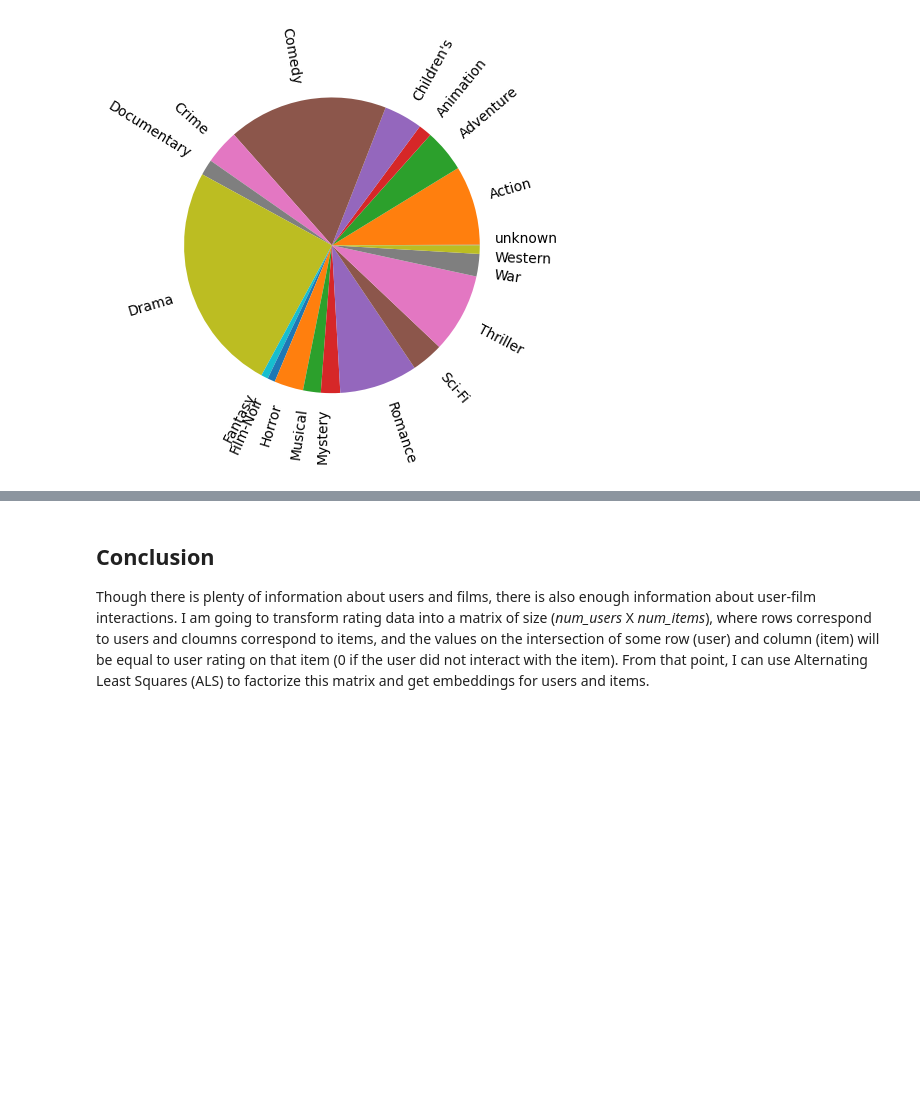
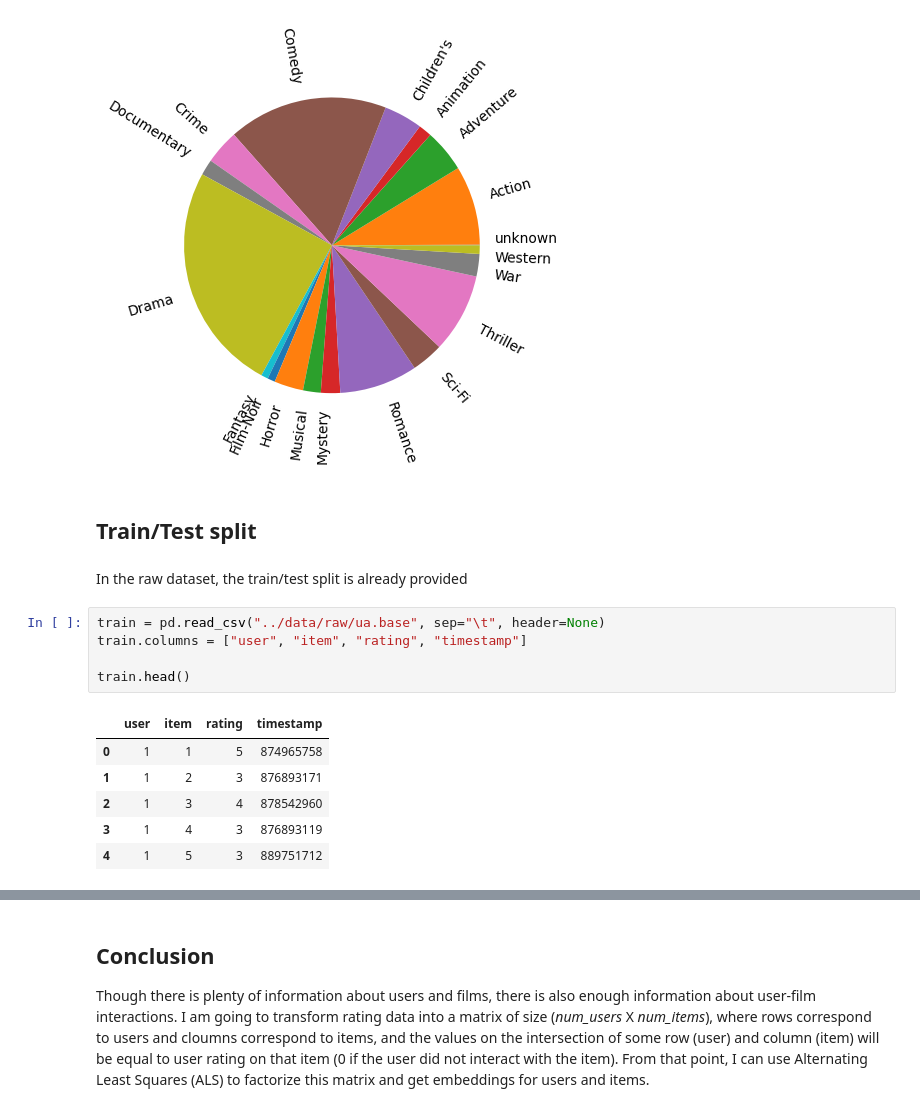
Before and after one commit to Fil-126/MovieRecommenderSystem, a Jupyter notebook: notebooks/01-initial-data-exploration.ipynb, the cells around one changed output, grey strips where cells are left out. Drawn from its saved outputs; the diff is of its cells as text; blank space fills up the shorter version.

```diff
--- a/notebooks/01-initial-data-exploration.ipynb
+++ b/notebooks/01-initial-data-exploration.ipynb
@@ -125,3 +125,19 @@ plt.pie(genre_counts, labels=genre_counts.index, rotatelabels=True)
 plt.show()
 # %% [output]
 [figure]
+# %% [markdown]
+## Train/Test split
+# %% [markdown]
+In the raw dataset, the train/test split is already provided
+# %%
+train = pd.read_csv("../data/raw/ua.base", sep="\t", header=None)
+train.columns = ["user", "item", "rating", "timestamp"]
+
+train.head()
+# %% [output]
+|  | user | item | rating | timestamp |
+| 0 | 1 | 1 | 5 | 874965758 |
+| 1 | 1 | 2 | 3 | 876893171 |
+| 2 | 1 | 3 | 4 | 878542960 |
+| 3 | 1 | 4 | 3 | 876893119 |
+| 4 | 1 | 5 | 3 | 889751712 |
```
Also changed, not shown: parts of 2 cells of this notebook, 3 other files.
